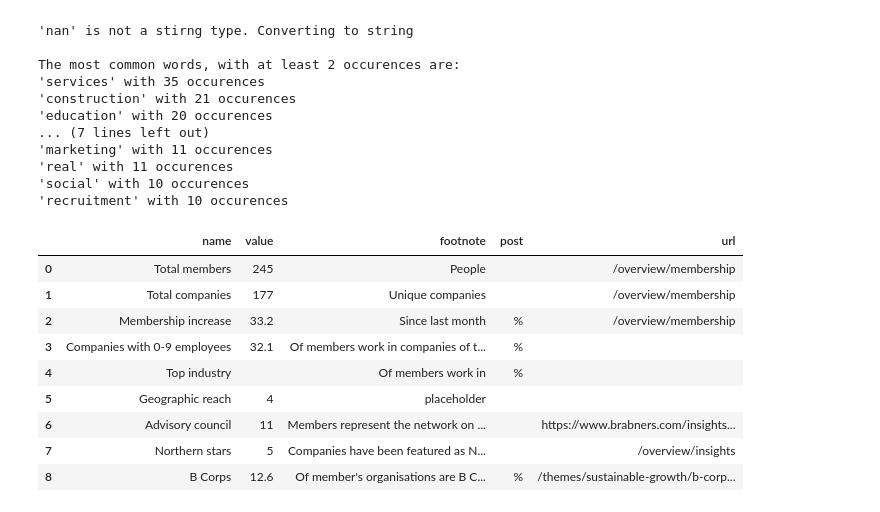
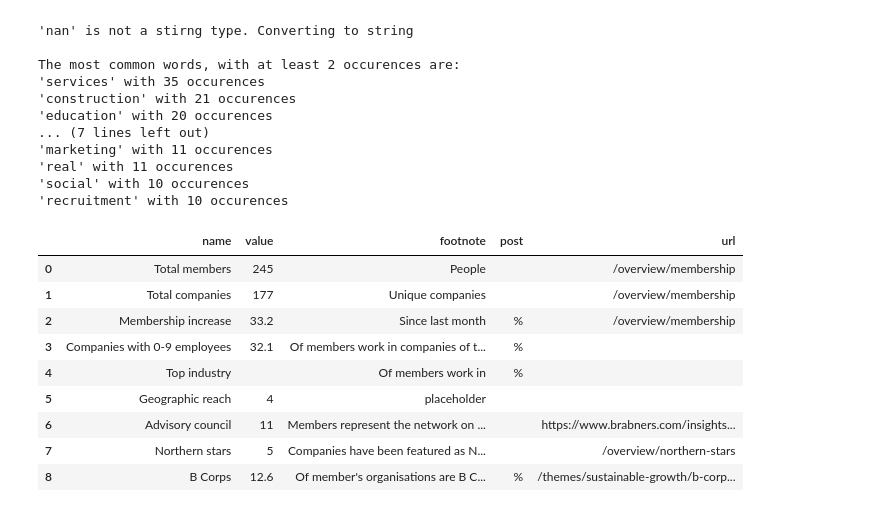
Before and after one commit to open-innovations/true-north, a Jupyter notebook: pipelines/truenorth/analyse_members_list.ipynb, the cells around one changed output. Drawn from its saved outputs; the diff is of its cells as text; code cells hidden in the pictures.

Commit message:
Rename insights as "northern-stars"

```diff
--- a/pipelines/truenorth/analyse_members_list.ipynb
+++ b/pipelines/truenorth/analyse_members_list.ipynb
@@ -204,7 +217,7 @@ else:
 
 membership_increase = cs_merged['individuals'].pct_change().mul(100).iloc[-1].round(1)
 
-northern_stars = len(pd.read_csv(os.path.join(SRC_DIR, 'overview/insights/_data/northern_stars.csv')))
+northern_stars = len(pd.read_csv(os.path.join(SRC_DIR, 'overview/northern-stars/_data/northern_stars.csv')))
 
 names = ["Total members",
          "Total companies",
@@ -223,35 +236,35 @@ values = [total_members,
           top_industry_pct,
           "4",
           advisory_council,
           northern_stars,
           b_corps_pct]
 
 footnotes = ["People",
              "Unique companies",
              "Since last month",
              "Of members work in companies of this size",
              f"Of members work in {top_industry}",
              "placeholder",
              "Members represent the network on the True North advisory council",
              "Companies have been featured as Northern Stars",
              "Of member's organisations are B Corps or are joining"]
 
 posts = ['','','%','%','%','','','','%']
 
-urls = ['/overview/membership', '/overview/membership', '/overview/membership', '', '', '', 'https://www.brabners.com/insights/true-north/true-north-advisory-council-launches', '/overview/insights', '/themes/sustainable-growth/b-corporations']
+urls = ['/overview/membership', '/overview/membership', '/overview/membership', '', '', '', 'https://www.brabners.com/insights/true-north/true-north-advisory-council-launches', '/overview/northern-stars', '/themes/sustainable-growth/b-corporations']
 dashboard = pd.DataFrame(data={'name':names, 'value': values, 'footnote': footnotes, 'post': posts, 'url': urls})
 
 dashboard
 # %% [output]
 |  | name | value | footnote | post | url |
 | 0 | Total members | 245 | People |  | /overview/membership |
 | 1 | Total companies | 177 | Unique companies |  | /overview/membership |
 | 2 | Membership increase | 33.2 | Since last month | % | /overview/membership |
 | 3 | Companies with 0-9 employees | 32.1 | Of members work in companies of t... | % |  |
 | 4 | Top industry |  | Of members work in | % |  |
 | 5 | Geographic reach | 4 | placeholder |  |  |
 | 6 | Advisory council | 11 | Members represent the network on ... |  | https://www.brabners.com/insights... |
-| 7 | Northern stars | 5 | Companies have been featured as N... |  | /overview/insights |
+| 7 | Northern stars | 5 | Companies have been featured as N... |  | /overview/northern-stars |
 | 8 | B Corps | 12.6 | Of member's organisations are B C... | % | /themes/sustainable-growth/b-corp... |
 # %%
 dashboard.to_csv(os.path.join(SRC_DIR, '_data/dashboard/true_north_members_list.csv'), index=False)
```
Also changed, not shown: parts of 1 cell of this notebook, 4 other files.
